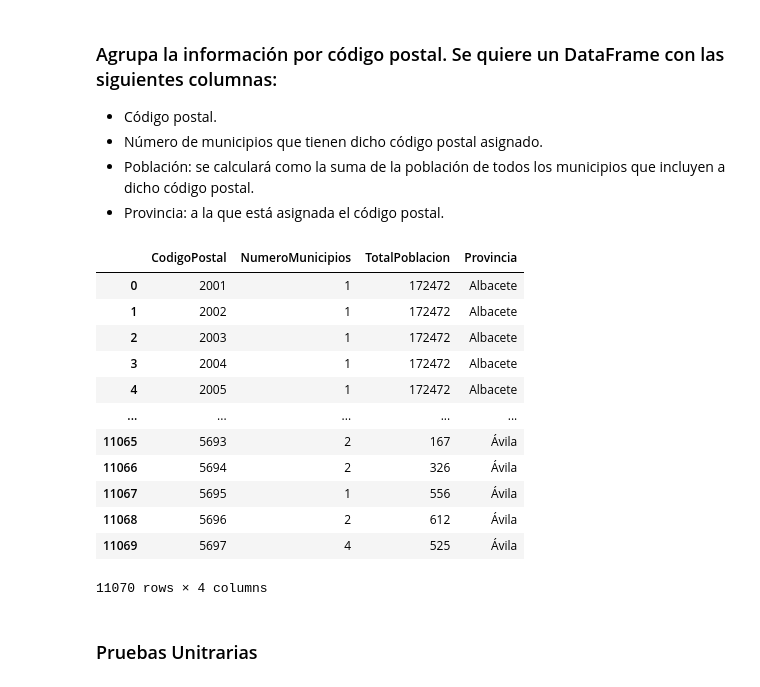
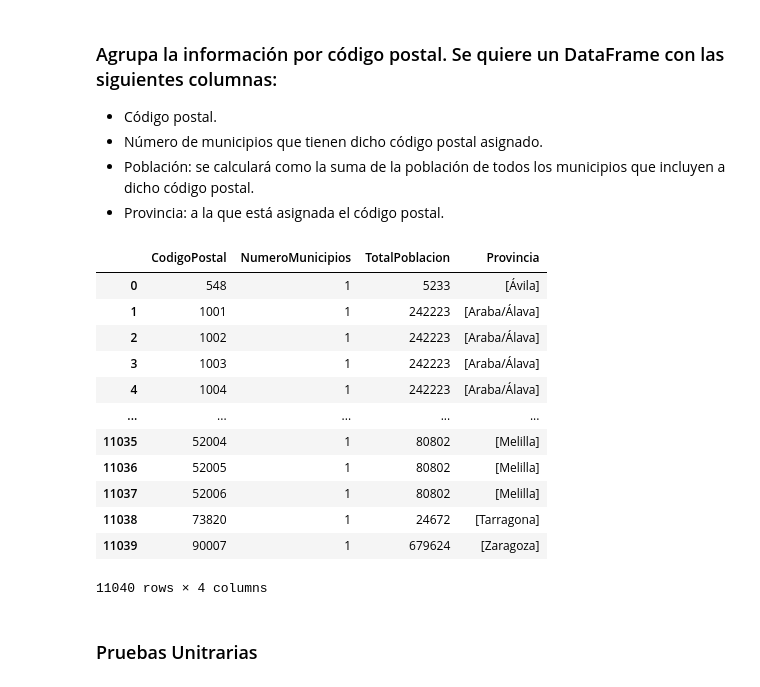
Before and after one commit to miguelalejo/UNIR_actividades, a Jupyter notebook: InvestigacionInteligenciaArtificial/mia01_t2_trab-ponce-miguel.ipynb, the cells around one changed output. Drawn from its saved outputs; the diff is of its cells as text; code cells hidden in the pictures.

```diff
--- a/InvestigacionInteligenciaArtificial/mia01_t2_trab-ponce-miguel.ipynb
+++ b/InvestigacionInteligenciaArtificial/mia01_t2_trab-ponce-miguel.ipynb
@@ -325,24 +319,24 @@ Index: []
     <li>Provincia: a la que está asignada el código postal.</li>
 </ul>
 # %%
-df_totales_codigo_postal=df_cruce.groupby(['Provincia', 'CP'],as_index=False).agg({'CodMunicipio':['count'],'Poblacion':['sum']})
-df_totales_codigo_postal.columns = ['Provincia','CodigoPostal','NumeroMunicipios','TotalPoblacion']
+df_totales_codigo_postal=df_cruce.groupby('CP',as_index=False).agg({'Provincia':['unique'],'CodMunicipio':['count'],'Poblacion':['sum']})
+df_totales_codigo_postal.columns = ['CodigoPostal','Provincia','NumeroMunicipios','TotalPoblacion']
 df_totales_postal_provincia = df_totales_codigo_postal[['CodigoPostal','NumeroMunicipios','TotalPoblacion','Provincia']]
 display(df_totales_postal_provincia)
 # %% [output]
 |  | CodigoPostal | NumeroMunicipios | TotalPoblacion | Provincia |
-| 0 | 2001 | 1 | 172472 | Albacete |
-| 1 | 2002 | 1 | 172472 | Albacete |
-| 2 | 2003 | 1 | 172472 | Albacete |
-| 3 | 2004 | 1 | 172472 | Albacete |
-| 4 | 2005 | 1 | 172472 | Albacete |
+| 0 | 548 | 1 | 5233 | [Ávila] |
+| 1 | 1001 | 1 | 242223 | [Araba/Álava] |
+| 2 | 1002 | 1 | 242223 | [Araba/Álava] |
+| 3 | 1003 | 1 | 242223 | [Araba/Álava] |
+| 4 | 1004 | 1 | 242223 | [Araba/Álava] |
 | ... | ... | ... | ... | ... |
-| 11065 | 5693 | 2 | 167 | Ávila |
-| 11066 | 5694 | 2 | 326 | Ávila |
-| 11067 | 5695 | 1 | 556 | Ávila |
-| 11068 | 5696 | 2 | 612 | Ávila |
-| 11069 | 5697 | 4 | 525 | Ávila |
+| 11035 | 52004 | 1 | 80802 | [Melilla] |
+| 11036 | 52005 | 1 | 80802 | [Melilla] |
+| 11037 | 52006 | 1 | 80802 | [Melilla] |
+| 11038 | 73820 | 1 | 24672 | [Tarragona] |
+| 11039 | 90007 | 1 | 679624 | [Zaragoza] |
-11070 rows × 4 columns
+11040 rows × 4 columns
 # %% [markdown]
 ### Pruebas Unitrarias
 # %%
```
Also changed, not shown: parts of 3 cells of this notebook, 1 other file.
